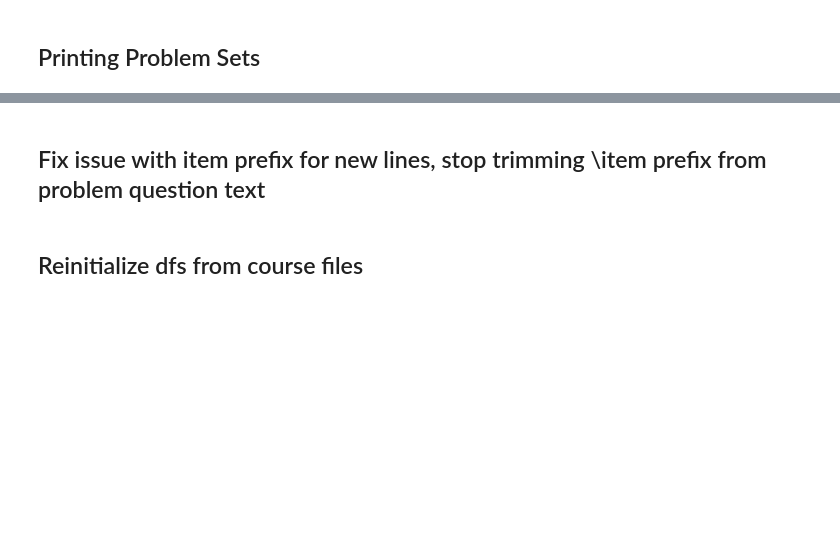
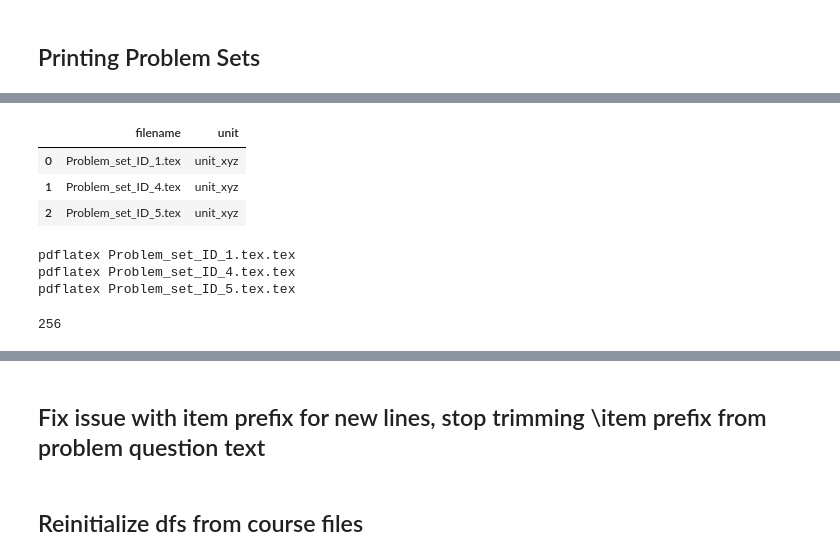
Before and after one commit to chrishuson/mathai, a Jupyter notebook: src/notes.ipynb, the cells around one changed output, grey strips where cells are left out. Drawn from its saved outputs; the diff is of its cells as text; code cells hidden in the pictures; blank space fills up the shorter version.

```diff
--- a/src/notes.ipynb
+++ b/src/notes.ipynb
@@ -54,0 +56,6 @@ multicol_error_pset_df:  38
+# %%
+problem_IDs = []
+for problem_set_ID in pset_df.index:
+    problem_IDs.append(
+        [p_ID for p_ID in problem_df[problem_df.problem_set_ID == problem_set_ID].index])
+pset_df['problem_IDs'] = problem_IDs
@@ -60,0 +82,20 @@ print_problems_df(df, filename='starts-w-one-df', title=title)
+# %%
+out_file_df = print_problem_set_df(pset_df.loc[[1, 4, 5]], problem_df)
+out_file_df
+# %% [output]
+|  | filename | unit |
+| 0 | Problem_set_ID_1.tex | unit_xyz |
+| 1 | Problem_set_ID_4.tex | unit_xyz |
+| 2 | Problem_set_ID_5.tex | unit_xyz |
+# %%
+for file in out_file_df.filename:
+    print('pdflatex ' + file + '.tex')
+    #os.system('pdflatex ' + file + '.tex')
+# %% [output]
+pdflatex Problem_set_ID_1.tex.tex
+pdflatex Problem_set_ID_4.tex.tex
+pdflatex Problem_set_ID_5.tex.tex
+# %%
+os.system('pdflatex Problem_set_ID_4.tex.tex')
+# %% [output]
+256
```
Also changed, not shown: parts of 14 cells of this notebook, 6 other files.
